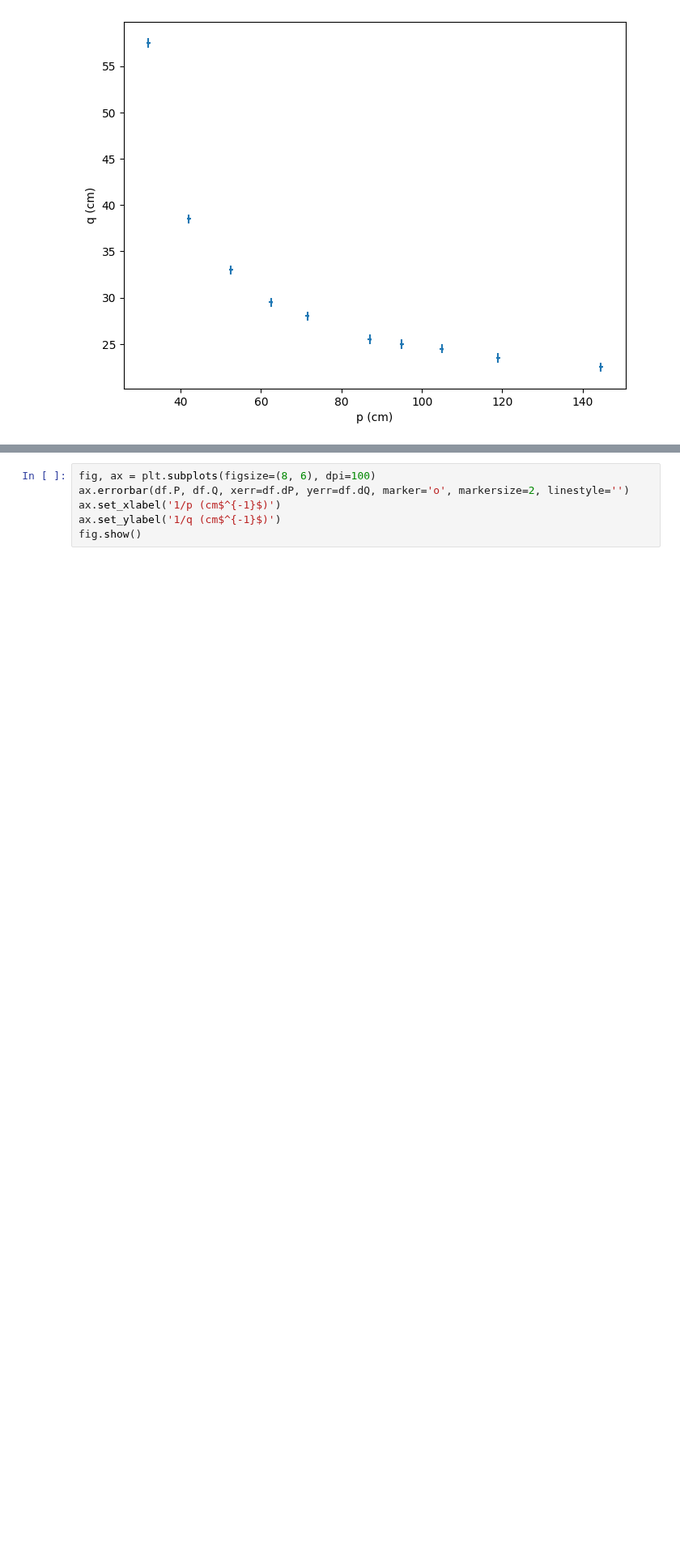
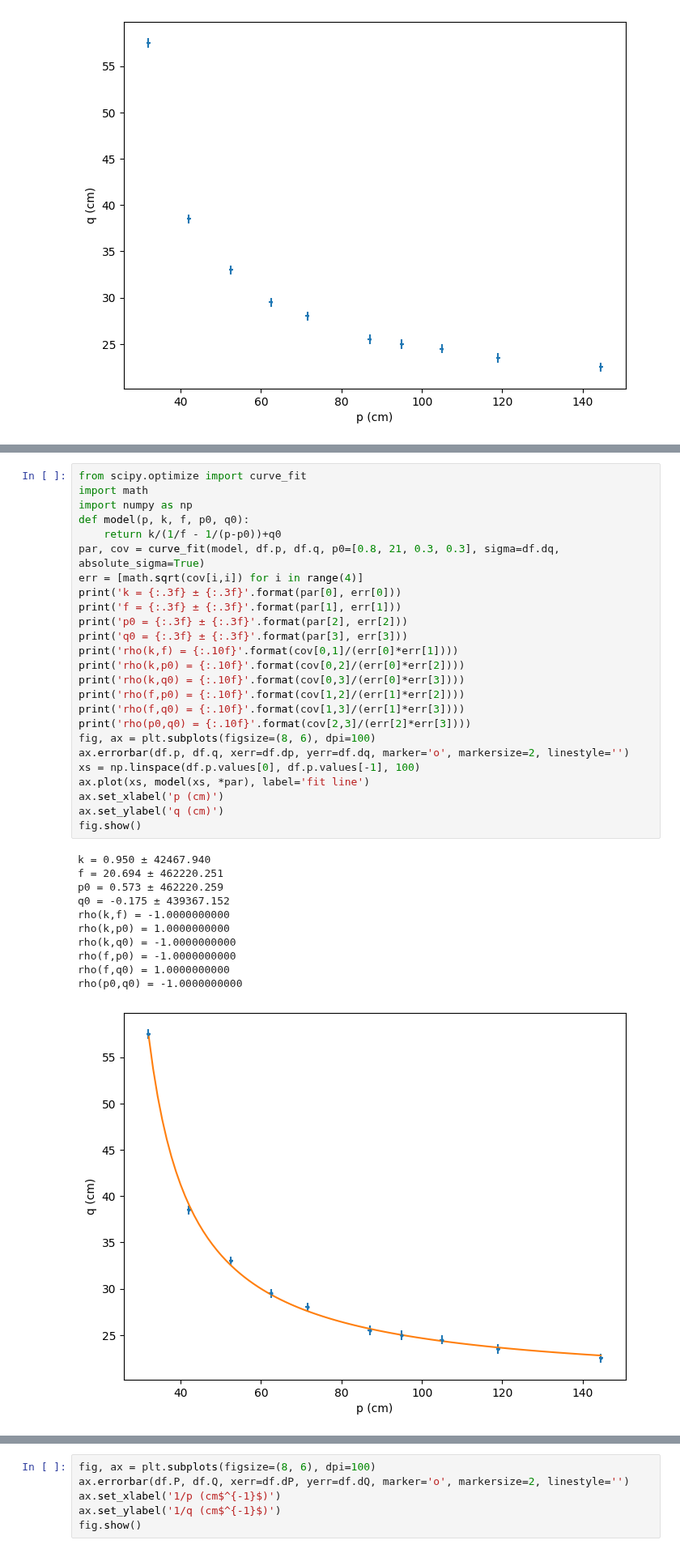
Before and after one commit to lucalista/analisi-dati-2023, a Jupyter notebook: 13.03.00__Fit_punti_coniugati.ipynb, the cells around one changed output, grey strips where cells are left out. Shown at 81% size. Saved outputs shown, nothing was run; the diff lists cells and outputs as text; blank space fills up the shorter version.

```diff
--- a/13.03.00__Fit_punti_coniugati.ipynb
+++ b/13.03.00__Fit_punti_coniugati.ipynb
@@ -51,0 +152,37 @@ Il problema si può linearizzare passando agli inversi dei valori misurati, ma s
+# %%
+from scipy.optimize import curve_fit
+import math
+import numpy as np
+def model(p, k, f, p0, q0):
+    return k/(1/f - 1/(p-p0))+q0
+par, cov = curve_fit(model, df.p, df.q, p0=[0.8, 21, 0.3, 0.3], sigma=df.dq, absolute_sigma=True)
+err = [math.sqrt(cov[i,i]) for i in range(4)]
+print('k = {:.3f} ± {:.3f}'.format(par[0], err[0]))
+print('f = {:.3f} ± {:.3f}'.format(par[1], err[1]))
+print('p0 = {:.3f} ± {:.3f}'.format(par[2], err[2]))
+print('q0 = {:.3f} ± {:.3f}'.format(par[3], err[3]))
+print('rho(k,f) = {:.10f}'.format(cov[0,1]/(err[0]*err[1])))
+print('rho(k,p0) = {:.10f}'.format(cov[0,2]/(err[0]*err[2])))
+print('rho(k,q0) = {:.10f}'.format(cov[0,3]/(err[0]*err[3])))
+print('rho(f,p0) = {:.10f}'.format(cov[1,2]/(err[1]*err[2])))
+print('rho(f,q0) = {:.10f}'.format(cov[1,3]/(err[1]*err[3])))
+print('rho(p0,q0) = {:.10f}'.format(cov[2,3]/(err[2]*err[3])))
+fig, ax = plt.subplots(figsize=(8, 6), dpi=100)
+ax.errorbar(df.p, df.q, xerr=df.dp, yerr=df.dq, marker='o', markersize=2, linestyle='')
+xs = np.linspace(df.p.values[0], df.p.values[-1], 100)
+ax.plot(xs, model(xs, *par), label='fit line')
+ax.set_xlabel('p (cm)')
+ax.set_ylabel('q (cm)')
+fig.show()
+# %% [output]
+k = 0.950 ± 42467.940
+f = 20.694 ± 462220.251
+p0 = 0.573 ± 462220.259
+q0 = -0.175 ± 439367.152
+rho(k,f) = -1.0000000000
+rho(k,p0) = 1.0000000000
+rho(k,q0) = -1.0000000000
+rho(f,p0) = -1.0000000000
+rho(f,q0) = 1.0000000000
+rho(p0,q0) = -1.0000000000
+[figure, added]
```
Also changed, not shown: parts of 20 cells of this notebook, 1 other file.
